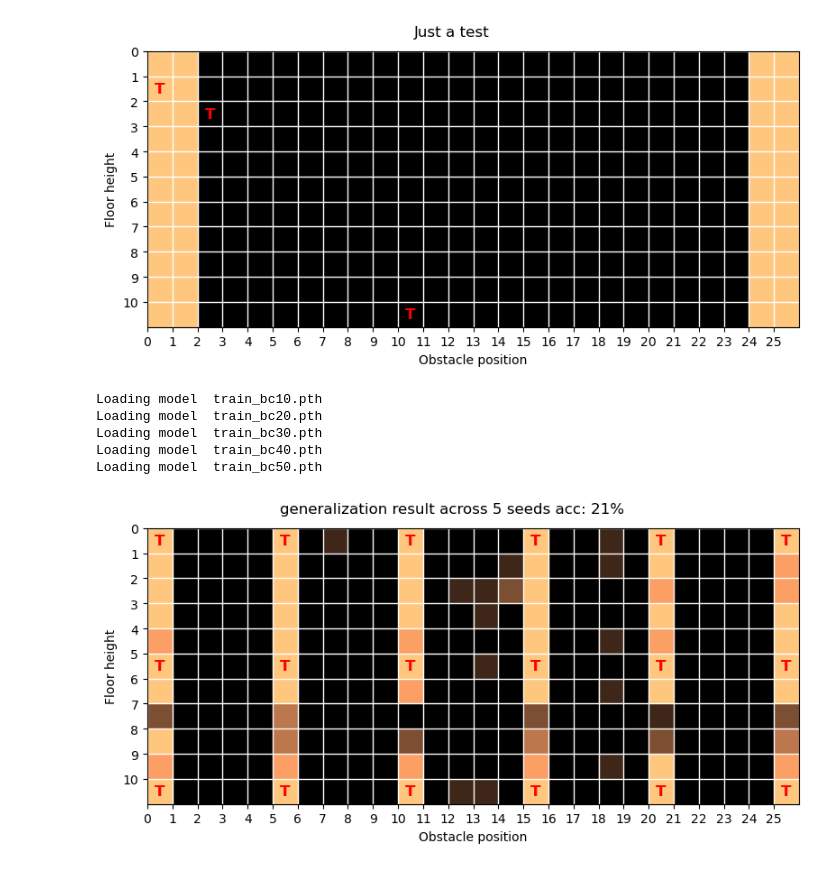
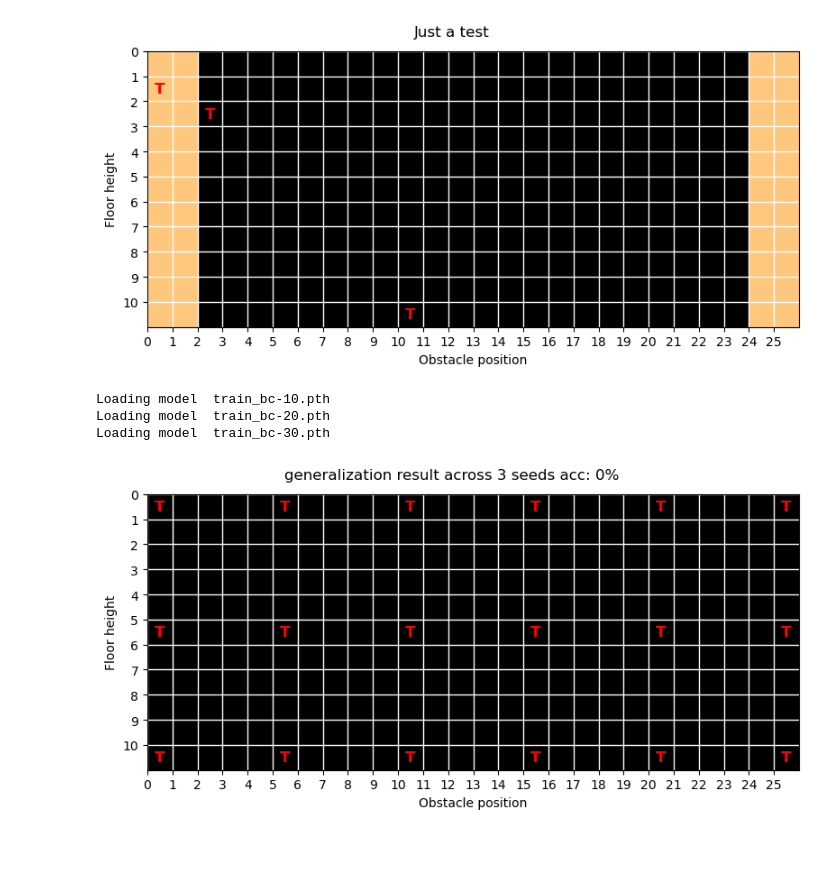
Before and after one commit to manusimidt/jku_master_thesis, a Jupyter notebook: visualize_configuration_seed.ipynb, the cells around one changed output. Cells and saved outputs as stored; diff of their text form; code cells hidden in the pictures.

Commit message:
Cleanup
Removed RL code from my previous experiments with DrAC

```diff
--- a/visualize_configuration_seed.ipynb
+++ b/visualize_configuration_seed.ipynb
@@ -31,12 +27,13 @@ plt.show()
 [figure]
 # %%
 render = False
-folder_name: str = './experiments/230720-104605/'
+folder_name: str = './experiments/230721-212414/'
 
 def play_episode(model: ActorNet, env: VanillaEnv)->bool:
     """
     returns true of the episode is concidered solved
     """
+    model.eval()
     done = False
     episode_return = 0
     obs = env.reset()
@@ -60,39 +57,35 @@ for models_name in models_names:
 
     for obs_pos_idx in range(len(obstacle_pos)):
         for floor_height_idx in range(len(floor_height)):
             curr_obs_pos = obstacle_pos[obs_pos_idx]
             curr_floor_height = floor_height[floor_height_idx]
 
             # todo load the model and check performance for all configurations
             env = VanillaEnv([(curr_obs_pos, curr_floor_height),], rendering=render)
-            set_seed(env, 31)
-
 
             model = ActorNet()
             ckp = torch.load(folder_name + models_name)
             model.load_state_dict(ckp['state_dict'])
             train_info = ckp['info']
 
 
 
             is_solved = play_episode(model, env)
 
             if is_solved:
                 grid[obs_pos_idx][floor_height_idx] += 1/len(models_names)
                 solved_counter += 1
             else:
                 failed_counter += 1
 
 acc = round(solved_counter * 100 / (solved_counter + failed_counter))
 fig = plot_evaluation_grid(np.fliplr(grid), map_conf_to_index(obstacle_pos, floor_height, train_info['conf']))
 fig.suptitle(f"generalization result across {len(models_names)} seeds acc: {acc}%")
 plt.savefig(folder_name + 'generalization.png')
 plt.show()
 # %% [output]
-Loading model  train_bc10.pth
-Loading model  train_bc20.pth
-Loading model  train_bc30.pth
-Loading model  train_bc40.pth
-Loading model  train_bc50.pth
+Loading model  train_bc-10.pth
+Loading model  train_bc-20.pth
+Loading model  train_bc-30.pth
-[figure, old version]
+[figure, new version]
 # %%
```
Also changed, not shown: parts of 2 cells of this notebook, 16 other files.
